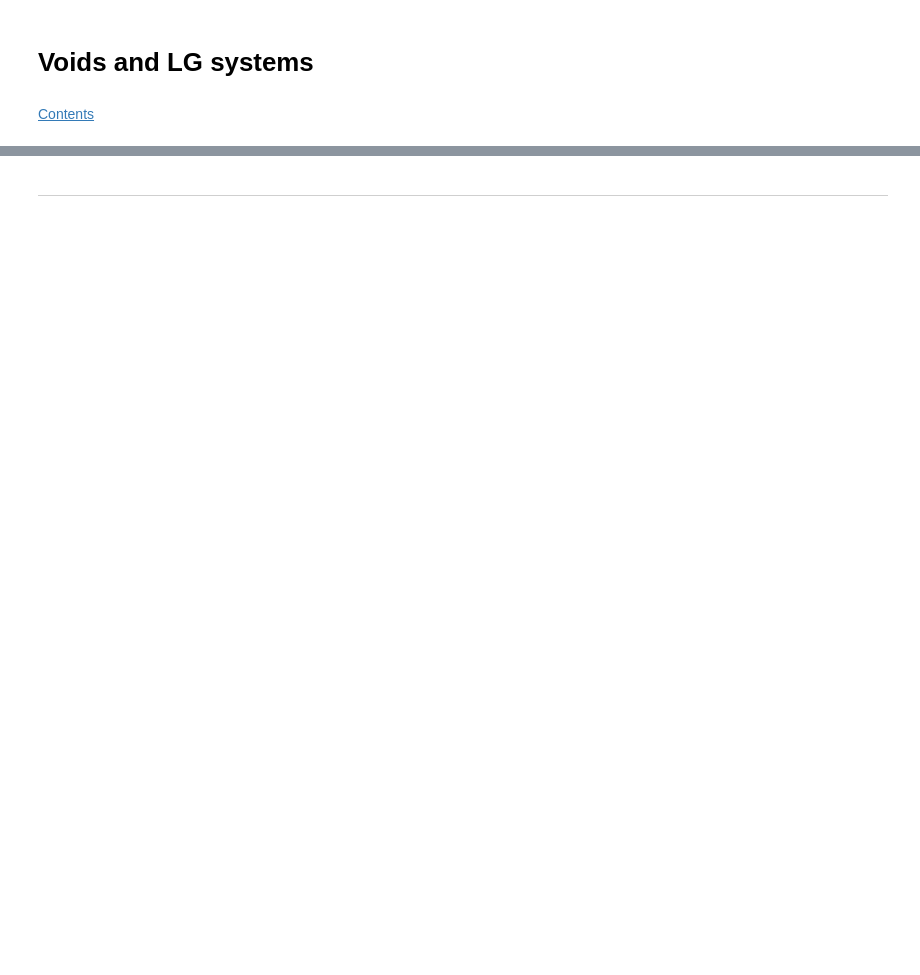
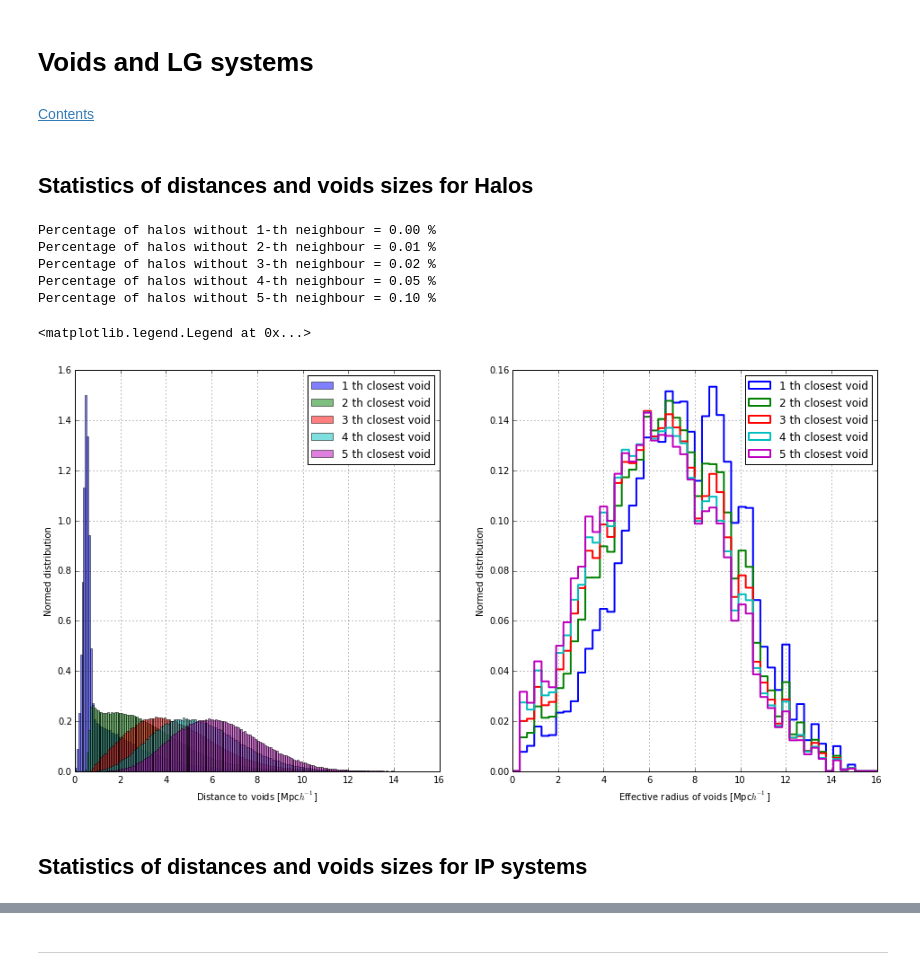
Before and after one commit to sbustamante/LGVoids, a Jupyter notebook: codes/notebook.ipynb, the cells around one changed output, grey strips where cells are left out. Saved outputs shown, nothing was run; the diff lists cells and outputs as text; code cells hidden in the pictures; blank space fills up the shorter version.

```diff
--- a/codes/notebook.ipynb
+++ b/codes/notebook.ipynb
@@ -464,3 +507,56 @@ plt.xticks( [0,1,2,3], ["voids", "walls", "filaments", "clusters"] )
 # Voids and LG systems
 # %% [markdown]
 [Contents](#Contents)
+# %%
+#Effective radius function
+def r_eff(X):
+    return ((10**np.log10(X)*(0.9765625)**3)/( 4*np.pi/3. ))**(1/3.)
+# %% [markdown]
+## Statistics of distances and voids sizes for Halos
+# %%
+#Loading eigenvalues of all halos
+voids_distances = np.loadtxt( "%s/distance_halos_voids_Tweb.dat"%(datafold) )
+#Loading sizes of all halos
+voids_catalogue = np.loadtxt( "%s/void_sizes_Tweb.dat"%(datafold), usecols=(1,) )
+#Id of nearest void
+id_voids = voids_distances[:,1]
+
+voids_sizes = np.zeros( (len(voids_distances),5) )
+for i in xrange(5):
+    voids_distances[voids_distances[:,i*5+1]>=len(voids_catalogue),i*5+1] = 0
+    voids_sizes[:,i] = r_eff(voids_catalogue[ (voids_distances[:,i*5+1]-1).astype(int) ])
+# %%
+#Basic histogram of distances and void size for all halos
+Nneigh = 5
+plt.figure( figsize=(16,8) )
+for i in xrange(Nneigh):
+    plt.subplot(1,2,1)
+    plt.hist( voids_distances[:,i*5], range=(0,15), bins=200, normed=True, alpha=0.5, label="%d th closest void"%(i+1) )
+    print( "Percentage of halos without %d-th neighbour = %1.2f %%"%(i+1,\
+    (voids_distances[:,i*5]>150).sum()/(1.0*len(voids_distances))*100))
+
+    plt.subplot(1,2,2)
+    plt.hist( voids_sizes[:,i], range=(0,16), bins=50, normed=True, alpha=1.0,\
+    label="%d th closest void"%(i+1), histtype='step', lw = 2.0 )
+
+plt.subplot(1,2,1)
+plt.grid()
+plt.xlabel( "Distance to voids [Mpc$h^{-1}$]" )
+plt.ylabel( "Normed distribution" )
+plt.legend()
+
+plt.subplot(1,2,2)
+plt.grid()
+plt.xlabel( "Effective radius of voids [Mpc$h^{-1}$]" )
+plt.ylabel( "Normed distribution" )
+plt.legend()
+# %% [output]
+Percentage of halos without 1-th neighbour = 0.00 %
+Percentage of halos without 2-th neighbour = 0.01 %
+Percentage of halos without 3-th neighbour = 0.02 %
+Percentage of halos without 4-th neighbour = 0.05 %
+Percentage of halos without 5-th neighbour = 0.10 %
+<matplotlib.legend.Legend at 0x...>
+[figure, added]
+# %% [markdown]
+## Statistics of distances and voids sizes for IP systems
```
Also changed, not shown: parts of 24 cells of this notebook.
